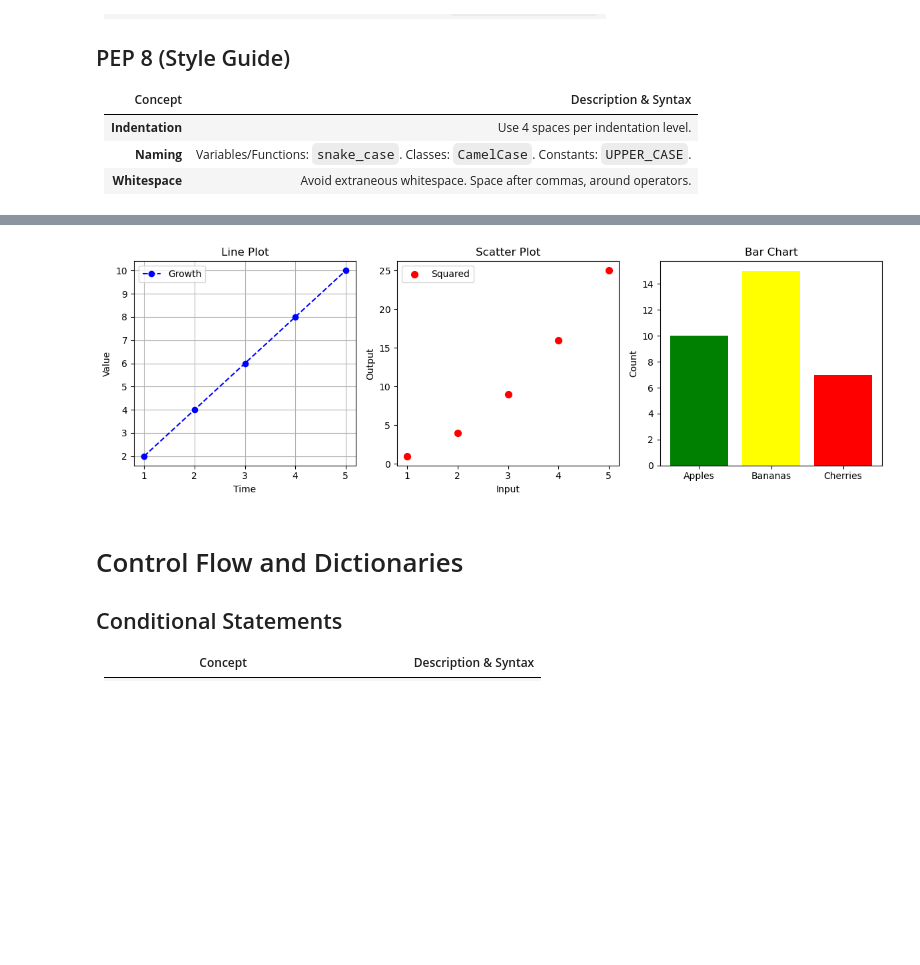
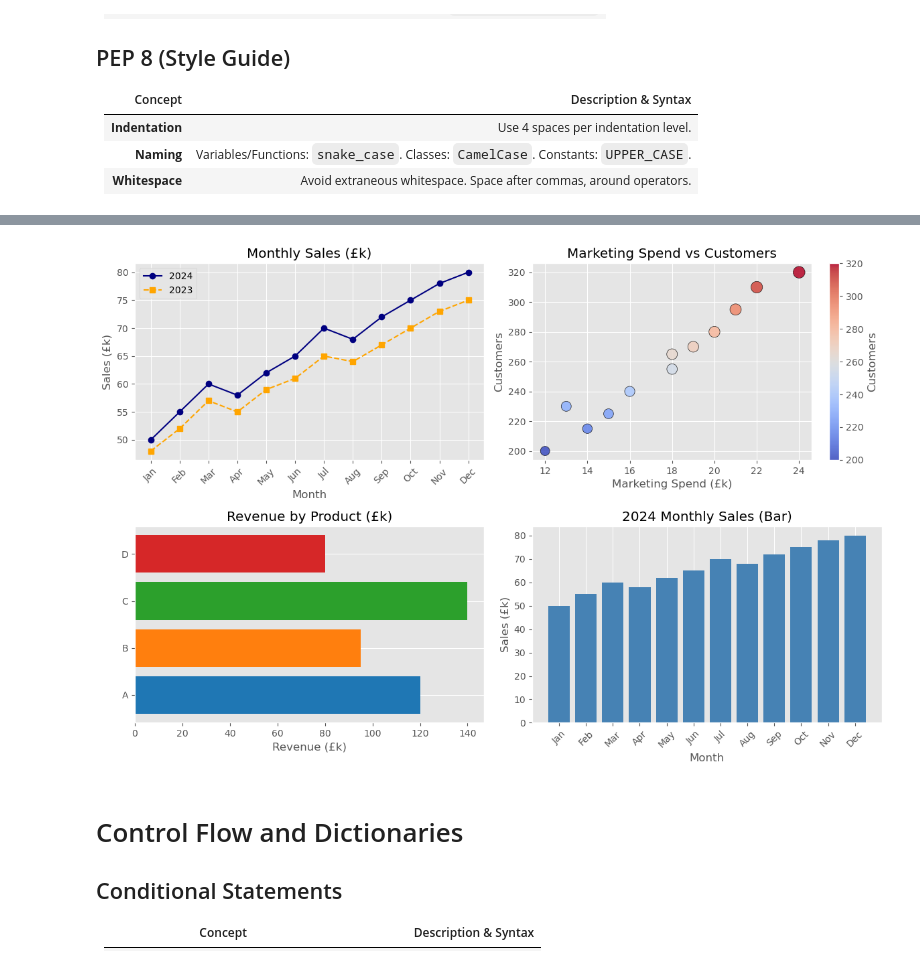
Before and after one commit to nchengg/BEMM458, a Jupyter notebook: Revision/Revision_notes.ipynb, the cells around one changed output, grey strips where cells are left out. Drawn from its saved outputs; the diff is of its cells as text; code cells hidden in the pictures; blank space fills up the shorter version.

```diff
--- a/Revision/Revision_notes.ipynb
+++ b/Revision/Revision_notes.ipynb
@@ -96,41 +115,67 @@ print(f"\nScreen Dimensions: {width}x{height}")
 # %%
 import matplotlib.pyplot as plt
 
-# 1. Line Plot Example
-x = [1, 2, 3, 4, 5]
-y = [2, 4, 6, 8, 10]
+# Example data
+months = ["Jan","Feb","Mar","Apr","May","Jun","Jul","Aug","Sep","Oct","Nov","Dec"]
+sales_2024 = [50, 55, 60, 58, 62, 65, 70, 68, 72, 75, 78, 80]
+sales_2023 = [48, 52, 57, 55, 59, 61, 65, 64, 67, 70, 73, 75]
+marketing_spend = [12, 14, 13, 15, 16, 18, 19, 18, 20, 21, 22, 24]
+customers = [200, 215, 230, 225, 240, 255, 270, 265, 280, 295, 310, 320]
 
-plt.figure(figsize=(12, 4)) # Set figure size
+plt.style.use("ggplot")
+plt.figure(figsize=(12, 8))
 
-# Subplot 1: Line Plot
-plt.subplot(1, 3, 1)
-plt.plot(x, y, marker='o', linestyle='--', color='blue', label='Growth')
-plt.title("Line Plot")
-plt.xlabel("Time")
-plt.ylabel("Value")
+# 1) Line plot with two series
+plt.subplot(2, 2, 1)
+plt.plot(months, sales_2024, marker="o", linestyle="-", color="navy", label="2024")
+plt.plot(months, sales_2023, marker="s", linestyle="--", color="orange", label="2023")
+plt.title("Monthly Sales (£k)")
+plt.xlabel("Month")
+plt.ylabel("Sales (£k)")
+plt.xticks(rotation=45)
+plt.legend()
 plt.grid(True)
-plt.legend()
 
-# Subplot 2: Scatter Plot
-plt.subplot(1, 3, 2)
-plt.scatter(x, [v**2 for v in x], color='red', s=50, label='Squared')
-plt.title("Scatter Plot")
-plt.xlabel("Input")
-plt.ylabel("Output")
-plt.legend()
+# 2) Scatter plot with size and color encoding
+plt.subplot(2, 2, 2)
+scatter = plt.scatter(
+    marketing_spend,
+    customers,
+    c=customers,
+    s=[c/2 for c in customers],
+    cmap="coolwarm",
+    edgecolors="black",
+    alpha=0.85,
+)
+plt.colorbar(scatter, label="Customers")
+plt.title("Marketing Spend vs Customers")
+plt.xlabel("Marketing Spend (£k)")
+plt.ylabel("Customers")
+plt.grid(True)
 
-# Subplot 3: Bar Chart
-categories = ['Apples', 'Bananas', 'Cherries']
-counts = [10, 15, 7]
-plt.subplot(1, 3, 3)
-plt.bar(categories, counts, color=['green', 'yellow', 'red'])
-plt.title("Bar Chart")
-plt.ylabel("Count")
+# 3) Bar chart (horizontal) for product comparison
+products = ["A", "B", "C", "D"]
+revenue = [120, 95, 140, 80]
+plt.subplot(2, 2, 3)
+plt.barh(products, revenue, color=["#1f77b4", "#ff7f0e", "#2ca02c", "#d62728"])
+plt.title("Revenue by Product (£k)")
+plt.xlabel("Revenue (£k)")
+plt.grid(axis="x")
 
-plt.tight_layout() # Adjust spacing
+# 4) Simple bar chart for monthly sales
+plt.subplot(2, 2, 4)
+plt.bar(months, sales_2024, color="steelblue")
+plt.title("2024 Monthly Sales (Bar)")
+plt.xlabel("Month")
+plt.ylabel("Sales (£k)")
+plt.xticks(rotation=45)
+plt.grid(axis="y")
+
+plt.tight_layout()
+# plt.savefig("session03_examples.png", dpi=300, bbox_inches="tight")
 plt.show()
 # %% [output]
-[figure, old version]
+[figure, new version]
 # %% [markdown]
 # Control Flow and Dictionaries
 
```
Also changed, not shown: parts of 1 cell of this notebook, 2 other files.
